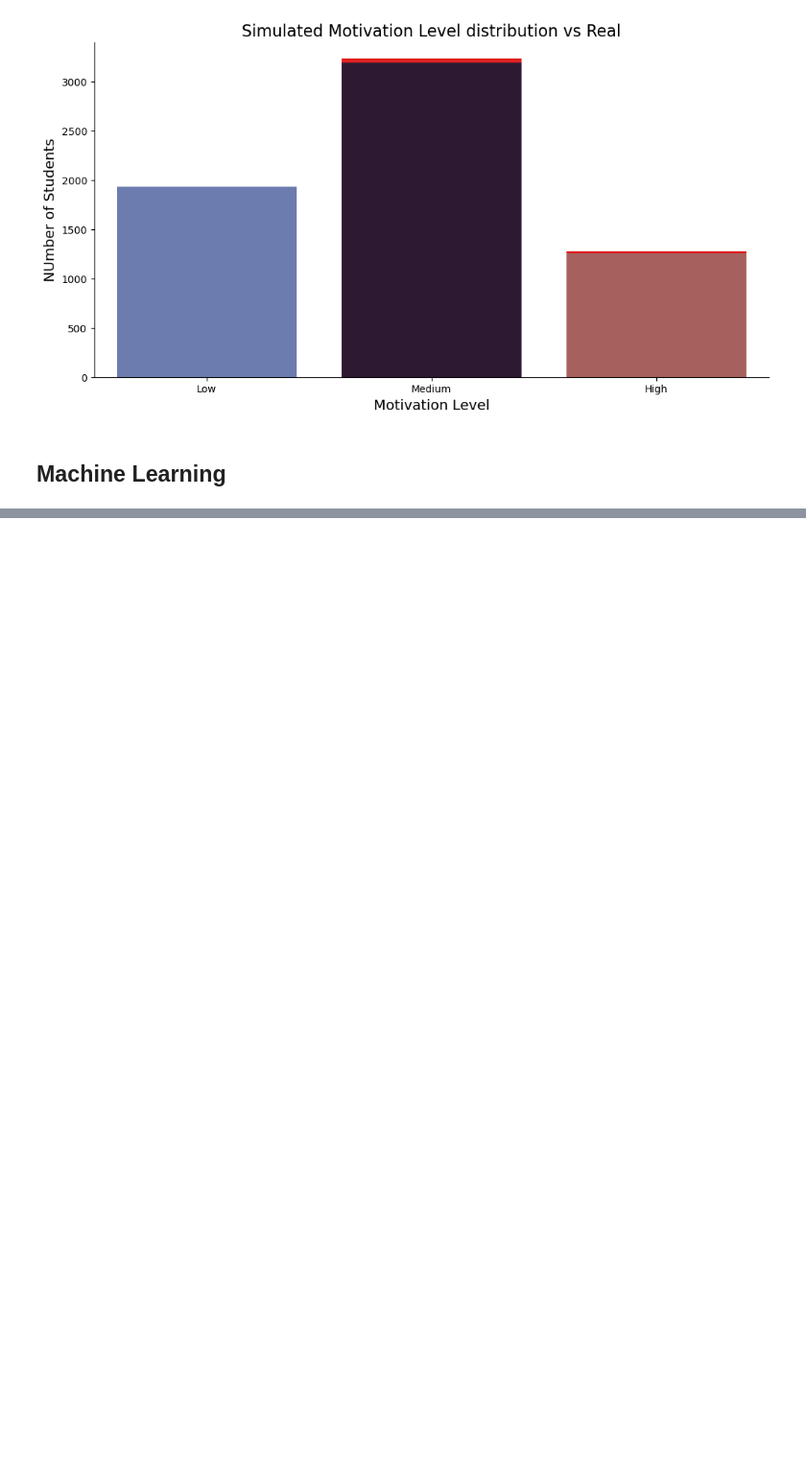
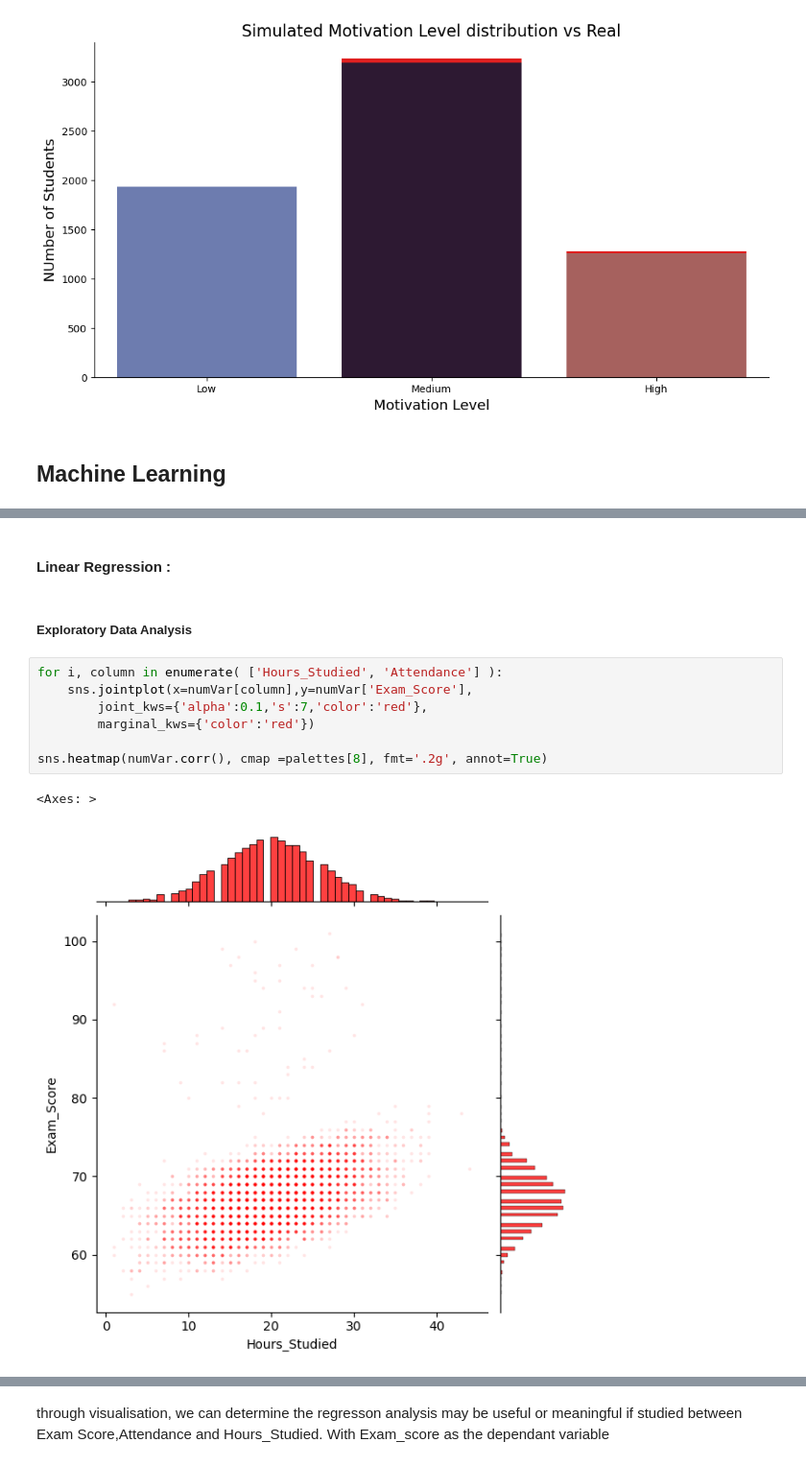
Before and after one commit to ImadElMaftouhi/Student_performance_factors, a Jupyter notebook: env1.ipynb, the cells around one changed output, grey strips where cells are left out. Shown at 96% size. Drawn from its saved outputs; the diff is of its cells as text; blank space fills up the shorter version.

Commit message:
finished linear regression

```diff
--- a/env1.ipynb
+++ b/env1.ipynb
@@ -995,3 +996,17 @@ You can use residual plots and statistical tests like the **Durbin-Watson test**
      - Adding more predictors.
      - Transforming variables (e.g., log, square root).
      - Using regularization techniques like **Ridge** or **Lasso regression**.
+# %% [markdown]
+#### Linear Regression :
+# %% [markdown]
+##### Exploratory Data Analysis
+# %%
+for i, column in enumerate( ['Hours_Studied', 'Attendance'] ):
+    sns.jointplot(x=numVar[column],y=numVar['Exam_Score'],
+        joint_kws={'alpha':0.1,'s':7,'color':'red'},
+        marginal_kws={'color':'red'})
+
+sns.heatmap(numVar.corr(), cmap =palettes[8], fmt='.2g', annot=True)
+# %% [output]
+<Axes: >
+[figure, added]
@@ -998,2 +1014,4 @@ You can use residual plots and statistical tests like the **Durbin-Watson test**
+# %% [markdown]
+through visualisation, we can determine the regresson analysis may be useful or meaningful if studied between Exam Score,Attendance and Hours_Studied. With Exam_score as the dependant variable
 # %%
 import statsmodels.api as sm
```
Also changed, not shown: parts of 9 cells of this notebook.
